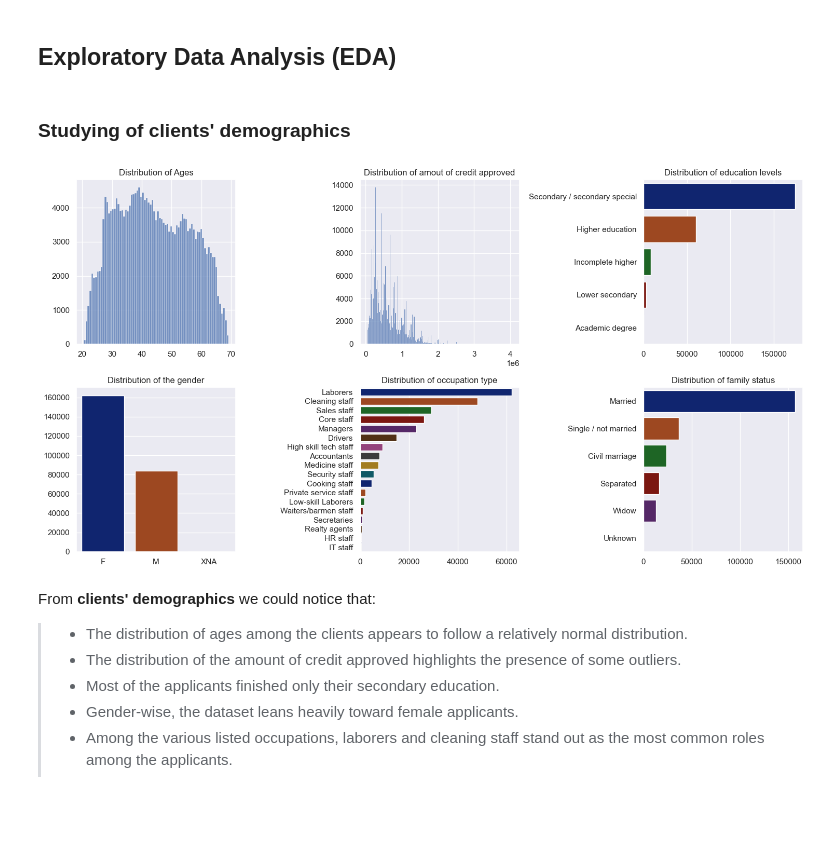
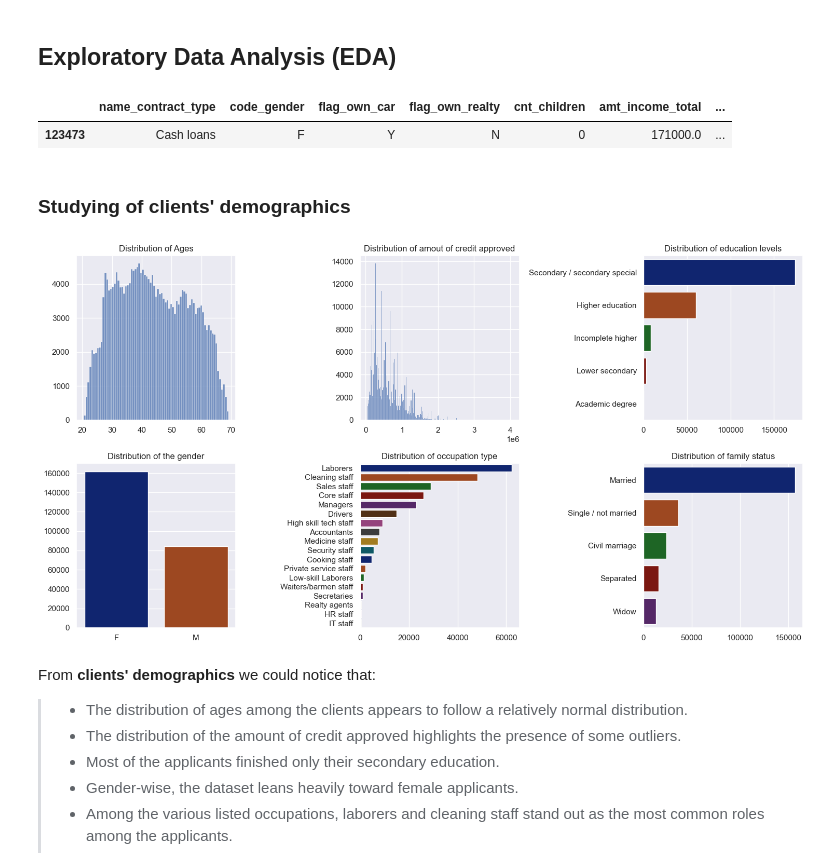
Before and after one commit to mo7amed7assan1911/Loan_Default_Study, a Jupyter notebook: Loan_Default_Study.ipynb, the cells around one changed output. Saved outputs shown, nothing was run; the diff lists cells and outputs as text; code cells hidden in the pictures; blank space fills up the shorter version.

```diff
--- a/Loan_Default_Study.ipynb
+++ b/Loan_Default_Study.ipynb
@@ -602,12 +664,16 @@ dtype: float64
 # %%
-from sklearn.impute import SimpleImputer
+columns_imputed_with_mode = ['name_family_status', 'code_gender', 'name_type_suite', 'cnt_fam_members', 'amt_req_credit_bureau_hour', 'amt_req_credit_bureau_day', 'amt_req_credit_bureau_day', 'amt_req_credit_bureau_week', 'amt_req_credit_bureau_mon', 'amt_req_credit_bureau_qrt', 'amt_req_credit_bureau_year']
+columns_imputed_with_median = ['days_last_phone_change', 'amt_annuity', 'amt_goods_price', 'ext_source_2', 'ext_source_3', 'def_60_cnt_social_circle', 'def_30_cnt_social_circle', 'obs_60_cnt_social_circle', 'obs_30_cnt_social_circle']
+
 mode_imputer = SimpleImputer(strategy='most_frequent')
 median_imputer = SimpleImputer(strategy='median')
 
+mode_imputer.fit(x_train[columns_imputed_with_mode])
+median_imputer.fit(x_train[columns_imputed_with_median])
 
-columns_imputed_with_mode = ['cnt_fam_members', 'amt_req_credit_bureau_hour', 'amt_req_credit_bureau_day', 'amt_req_credit_bureau_day', 'amt_req_credit_bureau_week', 'amt_req_credit_bureau_mon', 'amt_req_credit_bureau_qrt', 'amt_req_credit_bureau_year']
-columns_imputed_with_median = ['days_last_phone_change', 'amt_annuity', 'amt_goods_price', 'ext_source_2', 'ext_source_3', 'def_60_cnt_social_circle', 'def_30_cnt_social_circle', 'obs_60_cnt_social_circle', 'obs_30_cnt_social_circle']
+x_train[columns_imputed_with_mode] = mode_imputer.transform(x_train[columns_imputed_with_mode])
+x_test[columns_imputed_with_mode] = mode_imputer.transform(x_test[columns_imputed_with_mode])
 
-df_cleaning[columns_imputed_with_mode] = mode_imputer.fit_transform(df_cleaning[columns_imputed_with_mode])
-df_cleaning[columns_imputed_with_median] = median_imputer.fit_transform(df_cleaning[columns_imputed_with_median])
+x_train[columns_imputed_with_median] = median_imputer.transform(x_train[columns_imputed_with_median])
+x_test[columns_imputed_with_median] = median_imputer.transform(x_test[columns_imputed_with_median])
 # %%
@@ -627,6 +732,17 @@ df_cleaning.to_csv('cleaned_data.csv')
+# %%
+documents_columns = x_train.filter(like='flag_doc').columns.tolist()
+
+column_mapping = {col: f'dock_{get_numbers(col[-2:])}' for col in documents_columns}
+
+x_train.rename(columns=column_mapping, inplace=True)
+x_test.rename(columns=column_mapping, inplace=True)
 # %% [markdown]
 ---
 # %% [markdown]
 ## Exploratory Data Analysis (EDA)
 # %%
-df_eda = df_cleaning.copy()
+df_eda = pd.concat([x_train, y_train], axis=1)
+df_eda.head(1)
+# %% [output]
+|  | name_contract_type | code_gender | flag_own_car | flag_own_realty | cnt_children | amt_income_total | ... |
+| 123473 | Cash loans | F | Y | N | 0 | 171000.0 | ... |
@@ -658,47 +770,47 @@ plt.subplots_adjust(hspace=0.5)
 #     axes[1, i].tick_params(axis='x', rotation=45)
 
 
-sns.histplot(data=df_train, x='age', ax=axes[0, 0])
+sns.histplot(data=df_eda, x='age', ax=axes[0, 0])
 axes[0, 0].set_title("Distribution of Ages")
 
-sns.histplot(data=df_train, x='amt_credit', ax=axes[0, 1])
+sns.histplot(data=df_eda, x='amt_credit', ax=axes[0, 1])
 axes[0, 1].set_title("Distribution of amout of credit approved")
 
 
-education_order = df_train.name_education_type.value_counts().sort_values(ascending=False).index
-sns.countplot(data=df_train, y='name_education_type', ax=axes[0, 2], palette="dark", order=education_order)
+education_order = df_eda.name_education_type.value_counts().sort_values(ascending=False).index
+sns.countplot(data=df_eda, y='name_education_type', ax=axes[0, 2], palette="dark", order=education_order)
 axes[0, 2].set_title(f"Distribution of education levels")
 axes[0, 2].tick_params(axis='y', rotation=0)
 
 
-gender_order = df_train.code_gender.value_counts().sort_values(ascending=False).index
-sns.countplot(data=df_train, x='code_gender', ax=axes[1, 0], palette="dark", order=gender_order)
+gender_order = df_eda.code_gender.value_counts().sort_values(ascending=False).index
+sns.countplot(data=df_eda, x='code_gender', ax=axes[1, 0], palette="dark", order=gender_order)
 axes[1, 0].set_title(f"Distribution of the gender")
 
 
-occupation_order = df_train.occupation_type.value_counts().sort_values(ascending=False).index
-sns.countplot(data=df_train, y='occupation_type', ax=axes[1, 1], palette="dark", order=occupation_order)
+occupation_order = df_eda.occupation_type.value_counts().sort_values(ascending=False).index
+sns.countplot(data=df_eda, y='occupation_type', ax=axes[1, 1], palette="dark", order=occupation_order)
 axes[1, 1].set_title(f"Distribution of occupation type")
 axes[1, 1].tick_params(axis='y', rotation=0)
 
 
-status_order = df_train.name_family_status.value_counts().sort_values(ascending=False).index
-sns.countplot(data=df_train, y='name_family_status', ax=axes[1, 2], palette="dark", order=status_order)
+status_order = df_eda.name_family_status.value_counts().sort_values(ascending=False).index
+sns.countplot(data=df_eda, y='name_family_status', ax=axes[1, 2], palette="dark", order=status_order)
 axes[1, 2].set_title(f"Distribution of family status")
 axes[1, 2].tick_params(axis='y', rotation=0)
 
 
 
 
 for i in range(2):
     for j in range(3):
         axes[i, j].set_xlabel('')
         axes[i, j].set_ylabel('')
 
 plt.tight_layout()
 plt.show()
 # %% [output]
-[figure, old version]
+[figure, new version]
 # %% [markdown]
 From **clients' demographics** we could notice that:
 > * The distribution of ages among the clients appears to follow a relatively normal distribution.
```
Also changed, not shown: parts of 115 cells of this notebook.
